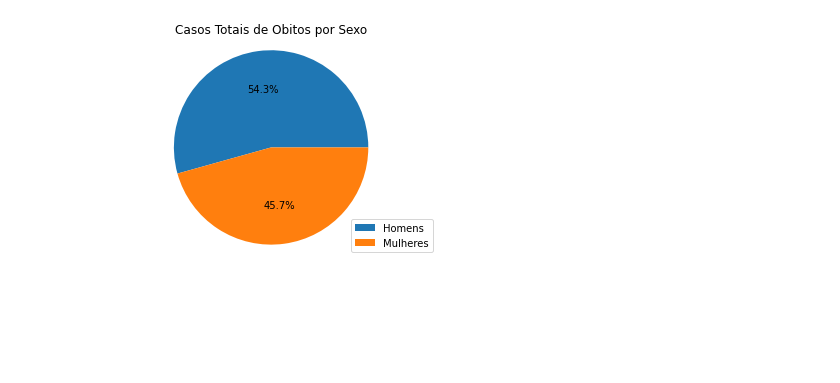
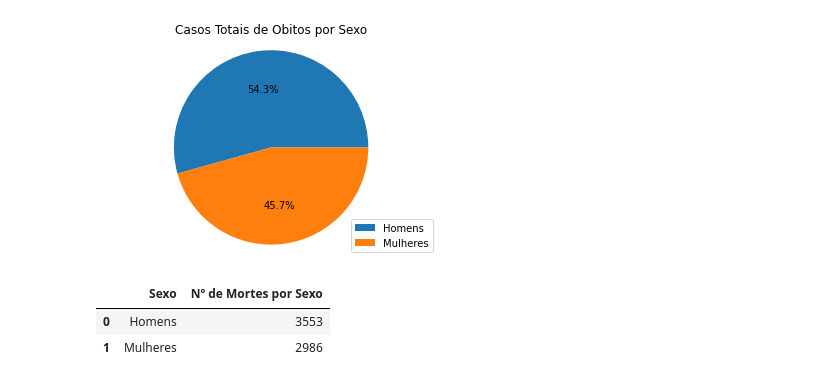
Before and after one commit to Jose-Bruno/Visualiza-oComputacional, a Jupyter notebook: José_Bruno_da_Silva_Santos_Visualização_Computacional.ipynb, the cells around one changed output. Cells and saved outputs as stored; diff of their text form; code cells hidden in the pictures; blank space fills up the shorter version.

```diff
--- a/José_Bruno_da_Silva_Santos_Visualização_Computacional.ipynb
+++ b/José_Bruno_da_Silva_Santos_Visualização_Computacional.ipynb
@@ -100,3 +135,12 @@ plt.title('Casos Totais de Obitos por Sexo')
 plt.show()
 # %% [output]
 [figure]
+# %%
+lista4 = [casos_obitos_homens, casos_obitos_Mulheres]
+legenda4 = ["Homens", "Mulheres"]
+obitos = pd.DataFrame(list(zip(legenda4, lista4)), columns = ['Sexo','Nº de Mortes por Sexo'])
+obitos.head()
+# %% [output]
+|  | Sexo | Nº de Mortes por Sexo |
+| 0 | Homens | 3553 |
+| 1 | Mulheres | 2986 |
```
Also changed, not shown: parts of 9 cells of this notebook.
